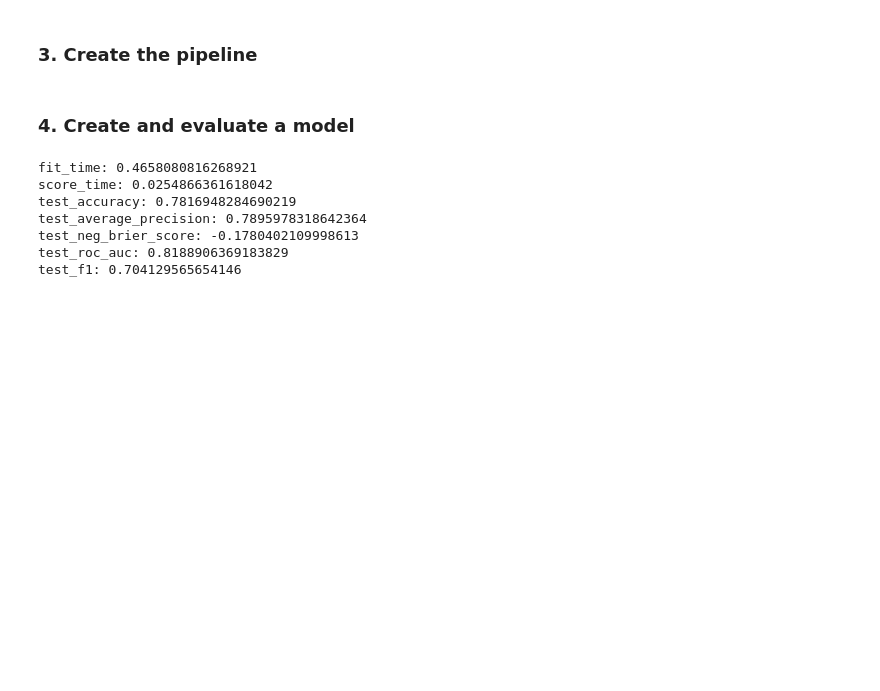
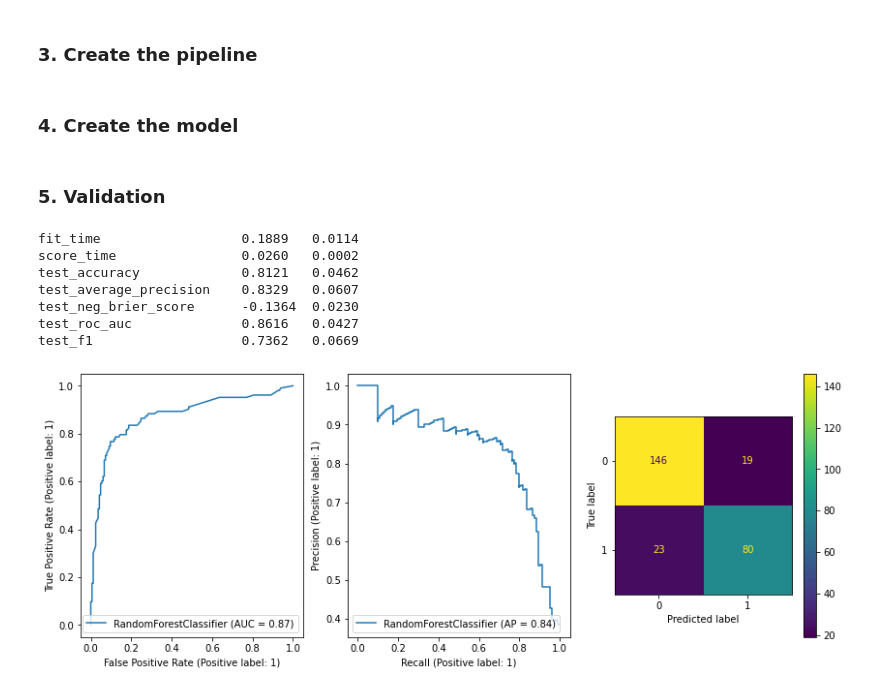
Before and after one commit to Schots/mlops_project, a Jupyter notebook: notebooks/00-maike-model.ipynb, the cells around one changed output. Cells and saved outputs as stored; diff of their text form; code cells hidden in the pictures; blank space fills up the shorter version.

Commit message:
eda: update eda and model

```diff
--- a/notebooks/00-maike-model.ipynb
+++ b/notebooks/00-maike-model.ipynb
@@ -32,10 +37,10 @@ random_state = 5646
 df = pd.read_csv("../data/raw/train.csv")
 X, y = (
     df.drop(target, axis=1),
-    df[[target]],
+    df.pop(target),
 )
 # %%
-X_train, X_test, y_train, y_test = train_test_split(X, y, random_state=random_state, test_size=0.3, stratify=y)
+X_train, X_test, y_train, y_test = train_test_split(X, y, random_state=random_state, test_size=test_size, stratify=y)
 # %% [markdown]
 ### 2. Prepare data
 # %%
@@ -96,26 +142,44 @@ data_pipeline = make_union(imputer, new_features)
 # %% [markdown]
-### 4. Create and evaluate a model
+### 4. Create the model
+# %%
+model = RandomForestClassifier(
+    n_estimators=n_estimators,
+    random_state=random_state,
+    min_samples_split=min_samples_split,
+)
+# %% [markdown]
+### 5. Validation
 # %%
-# The model
-model = XGBClassifier(n_estimators=200, eval_metric="logloss", random_state=random_state, use_label_encoder=False)
-
-# The final pipeline
-pipeline = make_pipeline(data_pipeline, model)
+# Transform data
+X_train_features = data_pipeline.fit_transform(X_train)
+X_test_features = data_pipeline.transform(X_test)
 
 # Metrics to evaluate the model
-scoring = ('accuracy', 'average_precision', 'neg_brier_score','roc_auc', 'f1')
+scoring = ("accuracy", "average_precision", "neg_brier_score", "roc_auc", "f1")
 
 # Cross validation
-scores = cross_validate(pipeline, X_train, y_train, cv=10, scoring=scoring)
+scores = cross_validate(
+    model, X_train_features, y_train, cv=5, scoring=scoring, n_jobs=-1
+)
 
 # Mean value of the metrics
 for k, v in scores.items():
-    print(f"{k}: {v.mean()}")
+    #print(f"{k}: {v.mean():0.4f} (std {v.std():0.4f})")
+    print ("{:<25} {:<8.4f} {:<4.4f}".format( k, v.mean(), v.std()))
 # %% [output]
-fit_time: 0.4658080816268921
-score_time: 0.0254866361618042
-test_accuracy: 0.7816948284690219
-test_average_precision: 0.7895978318642364
-test_neg_brier_score: -0.1780402109998613
-test_roc_auc: 0.8188906369183829
-test_f1: 0.704129565654146
+fit_time                  0.1889   0.0114
+score_time                0.0260   0.0002
+test_accuracy             0.8121   0.0462
+test_average_precision    0.8329   0.0607
+test_neg_brier_score      -0.1364  0.0230
+test_roc_auc              0.8616   0.0427
+test_f1                   0.7362   0.0669
+# %%
+model.fit(X_train_features, y_train)
+fig, ax = plt.subplots(1, 3, figsize=(14, 5))
+RocCurveDisplay.from_estimator(model, X_test_features, y_test, ax=ax[0])
+PrecisionRecallDisplay.from_estimator(model, X_test_features, y_test, ax=ax[1])
+ConfusionMatrixDisplay.from_estimator(model, X_test_features, y_test, ax=ax[2])
+plt.show()
+# %% [output]
+[figure, added]
```
Also changed, not shown: parts of 8 cells of this notebook, 2 other files.
